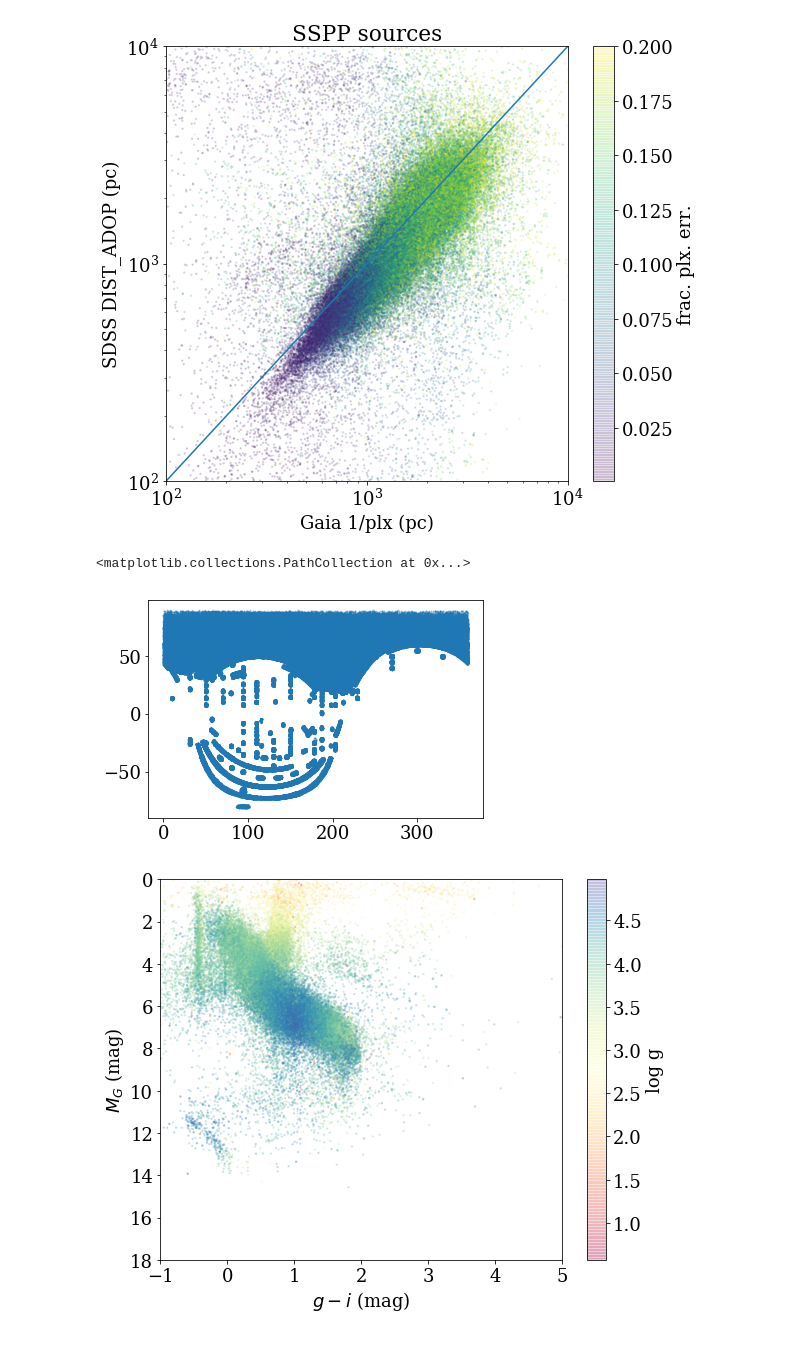
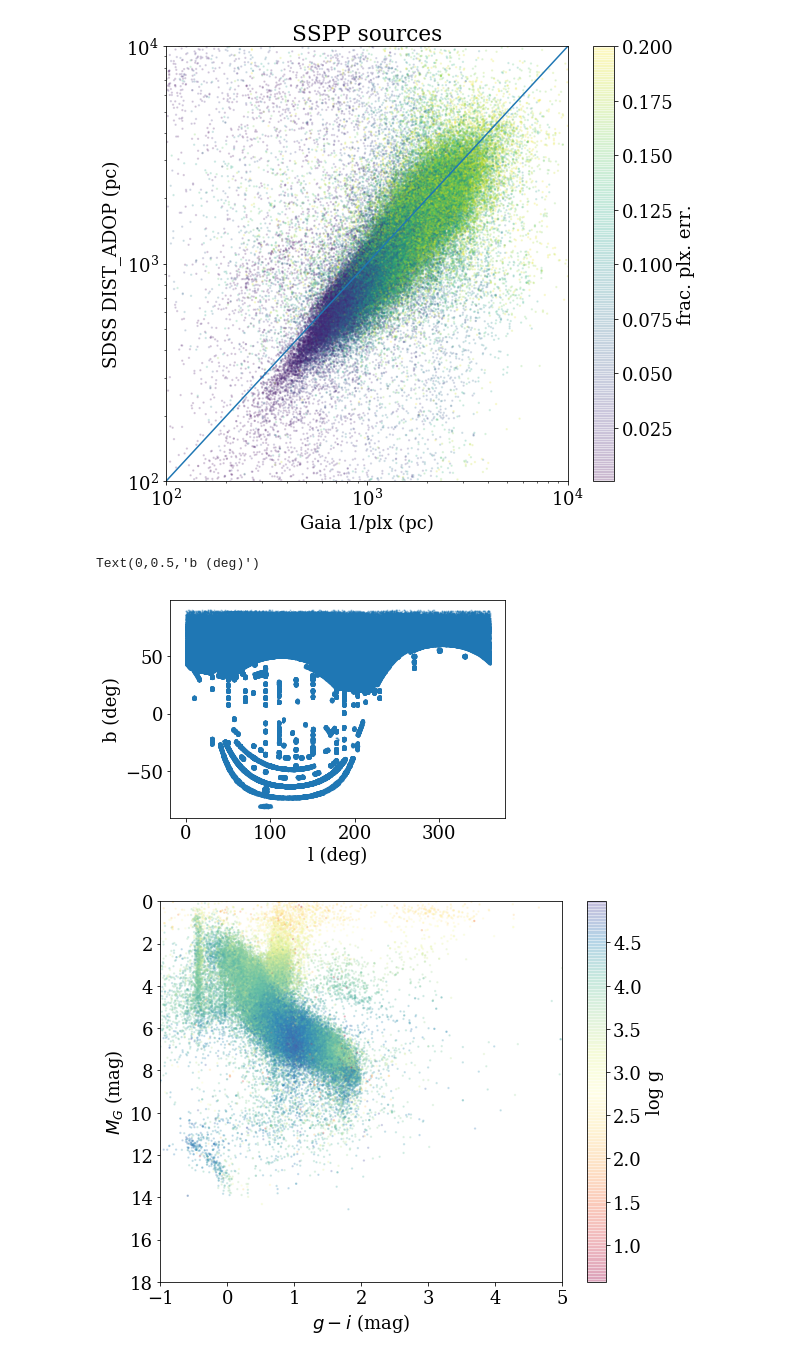
Before and after one commit to jradavenport/GaiaSprint2018, a Jupyter notebook: feh/looking for HVS.ipynb, the cells around one changed output. Saved outputs shown, nothing was run; the diff lists cells and outputs as text; code cells hidden in the pictures.

```diff
--- a/feh/looking for HVS.ipynb
+++ b/feh/looking for HVS.ipynb
@@ -46,9 +46,11 @@ Text(0.5,1,'SSPP sources')
 [figure]
 # %%
 plt.scatter(data[u'L'], data[u'B'], s=1, alpha=0.3)
+plt.xlabel('l (deg)')
+plt.ylabel('b (deg)')
 # %% [output]
-<matplotlib.collections.PathCollection at 0x...>
+Text(0,0.5,'b (deg)')
-[figure, old version]
+[figure, new version]
 # %%
 fok = np.where((data[u'FEH_ADOP'].values[ok] > -6))
 
```
Also changed, not shown: parts of 1 cell of this notebook, 1 other file.
